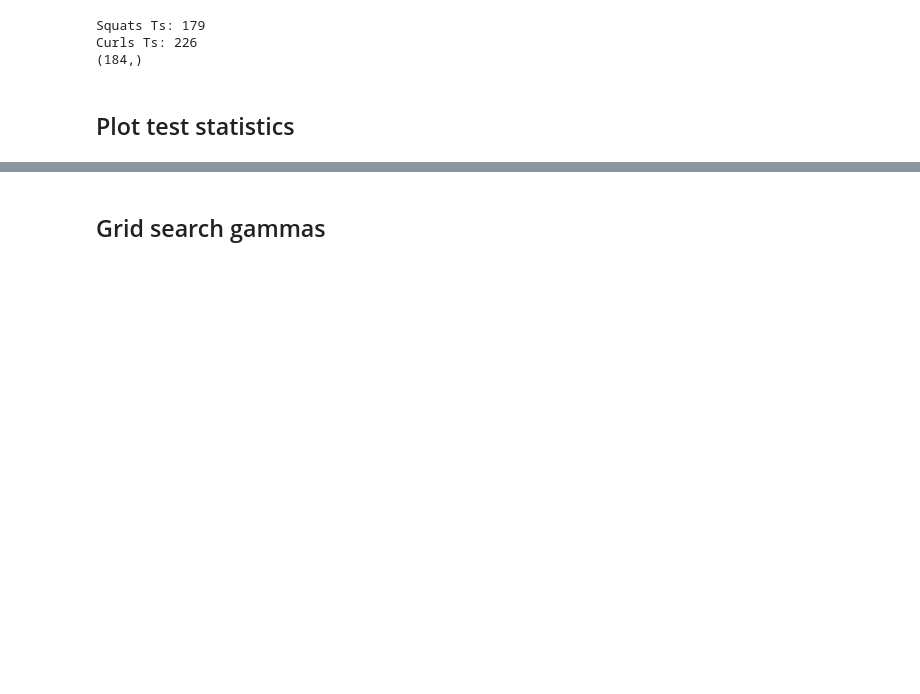
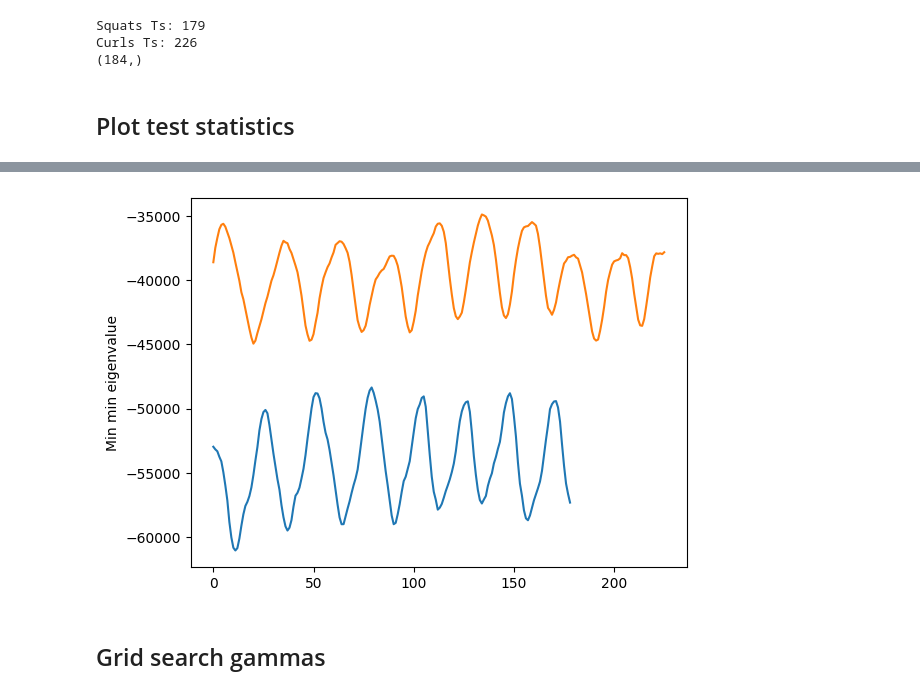
Before and after one commit to sjb296/linear-motion-detection, a Jupyter notebook: main.ipynb, the cells around one changed output, grey strips where cells are left out. Cells and saved outputs as stored; diff of their text form; code cells hidden in the pictures; blank space fills up the shorter version.

```diff
--- a/main.ipynb
+++ b/main.ipynb
@@ -385,4 +384,5 @@ ax = pd.Series(curl_Ts).plot(color="tab:orange")
 # %%
-plt.ylabel("Min min eigenvalue")
-ax = pd.Series(squat_Ts).plot()
-ax = pd.Series(curl_Ts).plot()
+def eigplot_two_together(Ts_1, Ts_2):
+    plt.ylabel("Min min eigenvalue")
+    ax = pd.Series(Ts_1).plot(color="tab:blue")
+    ax = pd.Series(Ts_2).plot(color="tab:orange")
@@ -1471,3 +1495,7 @@ curl_Ts_150_10 = curl_Ts_150_10[:len(curls_df_trim_s)]
+# %%
+eigplot_two_together(squat_Ts_150_10, curl_Ts_150_10)
+# %% [output]
+[figure, added]
 # %% [markdown]
 ## Grid search gammas
 # %% [markdown]
```
Also changed, not shown: parts of 38 cells of this notebook.
